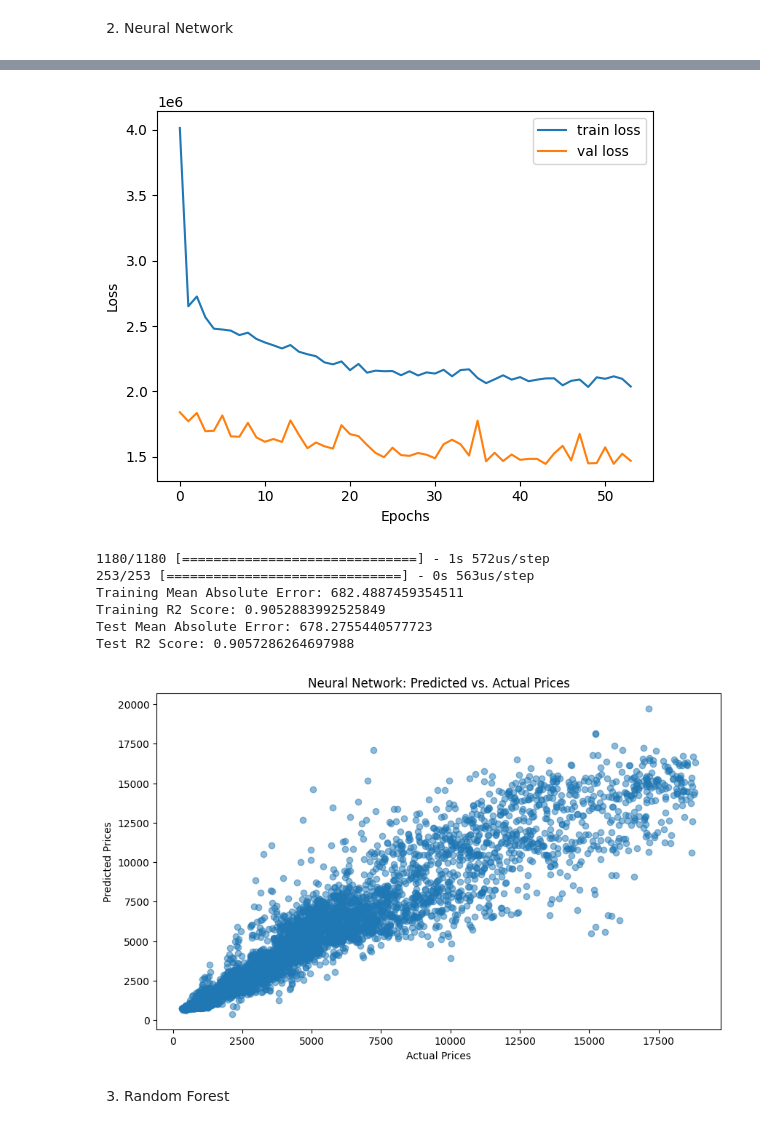
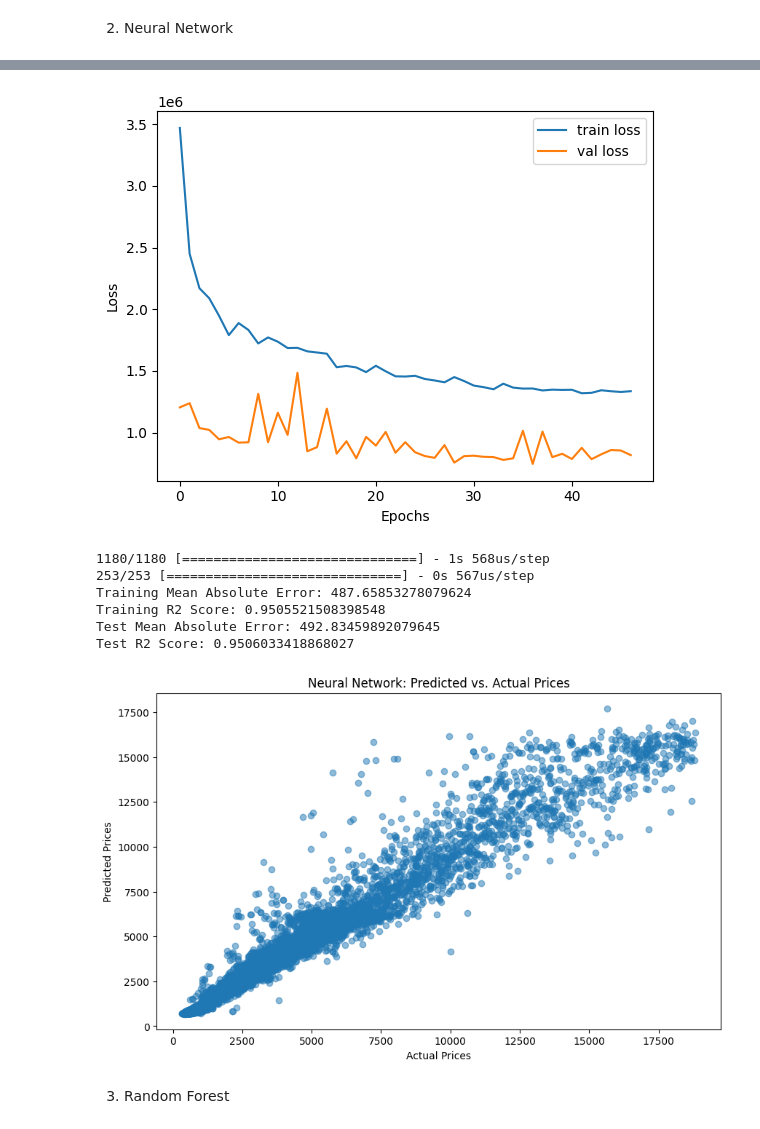
Before and after one commit to shakibfarzan/diamond-prices-predictions, a Jupyter notebook: FinalProject.ipynb, the cells around one changed output, grey strips where cells are left out. Drawn from its saved outputs; the diff is of its cells as text; code cells hidden in the pictures.

Commit message:
use sam data for all models

```diff
--- a/FinalProject.ipynb
+++ b/FinalProject.ipynb
@@ -69,25 +72,21 @@ y = data_encoded['price']
 # %% [markdown]
 5. Data Visualization
 # %%
-# Calculate correlations
 correlations = data_encoded.corr()
 
-# Correlation with the target variable ('price')
 correlation_with_target = correlations['price'].sort_values(ascending=False)[1:]
 
-# Plot a heatmap
 plt.figure(figsize=(20, 16))
 sns.heatmap(correlations, cmap='coolwarm', annot=True, fmt=".2f")
 plt.title('Correlation Heatmap')
 plt.show()
 
-# Display correlation of each feature with the target variable
 print(correlation_with_target)
 
-correlation_threshold = 0.1
+correlation_threshold = 0.04
 selected_features = correlation_with_target[abs(correlation_with_target) > correlation_threshold]
 
-# Plot correlation values for selected features
+# plot correlation values for selected features
 plt.figure(figsize=(10, 6))
 sns.barplot(x=selected_features.index, y=selected_features)
 plt.xticks(rotation=45)
@@ -96,7 +95,6 @@ plt.xlabel('Features')
 plt.ylabel('Correlation')
 plt.show()
 
-# List the selected features
 print("Selected Features:")
 print(selected_features)
 # %% [output]
@@ -150 +139,10 @@ def get_train_test_data(nn=False):
+# %%
+X = data_encoded[selected_features.index]
+X_train, X_test, y_train, y_test = train_test_split(X, y, test_size=0.3, random_state=42)
+X_val, X_nn_test, y_val, y_nn_test = train_test_split(X_test, y_test, test_size=0.5, random_state=42)
+scaler = StandardScaler()
+X_train_scaled = scaler.fit_transform(X_train)
+X_val_scaled = scaler.transform(X_val)
+X_nn_test_scaled = scaler.transform(X_nn_test)
+X_test_scaled = scaler.transform(X_test)
 # %%
@@ -184,10 +176,6 @@ def visualize_predictions(y_test, test_predictions, plot_title):
 # %% [markdown]
 1. Linear Regression
 # %%
-# Get data
-X_train, X_test, y_train, y_test =  get_train_test_data()
-
-# Initialize and train a Linear Regression model
 lr_model = LinearRegression()
 lr_model.fit(X_train, y_train)
 
@@ -202,10 +190,10 @@ Test R2 Score: 0.8712339868729347
 # %% [markdown]
 2. Neural Network
 # %%
-X_train_scaled, X_val_scaled, X_test_scaled, y_train, y_val, y_test = get_train_test_data(nn=True)
-
 nn_model = tf.keras.Sequential([
     tf.keras.layers.Input(shape=(X_train_scaled.shape[1],)),
+    tf.keras.layers.Dense(128, activation='relu'),
+    tf.keras.layers.Dropout(0.2),
     tf.keras.layers.Dense(128, activation='relu'),
     tf.keras.layers.Dropout(0.2),
     tf.keras.layers.Dense(128, activation='relu'),
@@ -232,7 +220,7 @@ plt.ylabel('Loss')
 plt.legend()
 plt.show()
 
-test_predictions = evaluate_model(nn_model, X_train_scaled, X_test_scaled, y_train, y_test)
-visualize_predictions(y_test, test_predictions, 'Neural Network: Predicted vs. Actual Prices')
+test_predictions = evaluate_model(nn_model, X_train_scaled, X_nn_test_scaled, y_train, y_nn_test)
+visualize_predictions(y_nn_test, test_predictions, 'Neural Network: Predicted vs. Actual Prices')
 # %% [output]
 Epoch 1/100
@@ -255,11 +243,11 @@ Epoch 54/100
-[figure, old version]
+[figure, new version]
-1180/1180 [==============================] - 1s 572us/step
-253/253 [==============================] - 0s 563us/step
-Training Mean Absolute Error: 682.4887459354511
-Training R2 Score: 0.9052883992525849
-Test Mean Absolute Error: 678.2755440577723
-Test R2 Score: 0.9057286264697988
+1180/1180 [==============================] - 1s 568us/step
+253/253 [==============================] - 0s 567us/step
+Training Mean Absolute Error: 487.65853278079624
+Training R2 Score: 0.9505521508398548
+Test Mean Absolute Error: 492.83459892079645
+Test R2 Score: 0.9506033418868027
-[figure, old version]
+[figure, new version]
 # %% [markdown]
 3. Random Forest
 # %%
```
Also changed, not shown: parts of 13 cells of this notebook.
